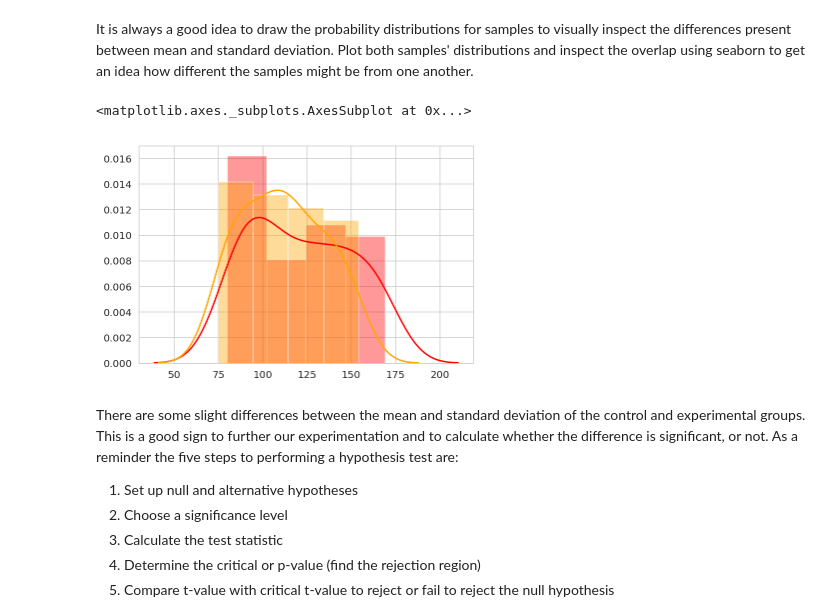
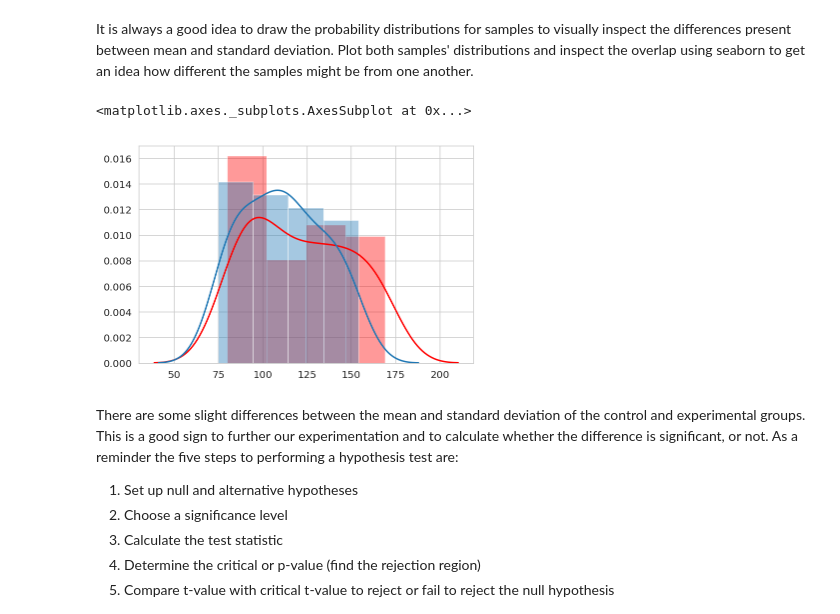
Before and after one commit to nic464/dsc-enterprise-hsbc-two-sample-t-tests-lab-hsbc-ds-081319, a Jupyter notebook: index.ipynb, the cells around one changed output. Cells and saved outputs as stored; diff of their text form; code cells hidden in the pictures.

```diff
--- a/index.ipynb
+++ b/index.ipynb
@@ -57,10 +57,10 @@ Plot both samples' distributions and inspect the overlap using seaborn to get an
 # %%
 # Draw a plot showing overlapping of distribution means and sds for incpection
 sns.distplot(control,color='r')
-sns.distplot(experimental,color='orange')
+sns.distplot(experimental)
 # %% [output]
 <matplotlib.axes._subplots.AxesSubplot at 0x...>
-[figure, old version]
+[figure, new version]
 # %% [markdown]
 There are some slight differences between the mean and standard deviation of the control and experimental groups. This is a good sign to further our experimentation and to calculate whether the difference is significant, or not. As a reminder the five steps to performing a hypothesis test are:
 
```
